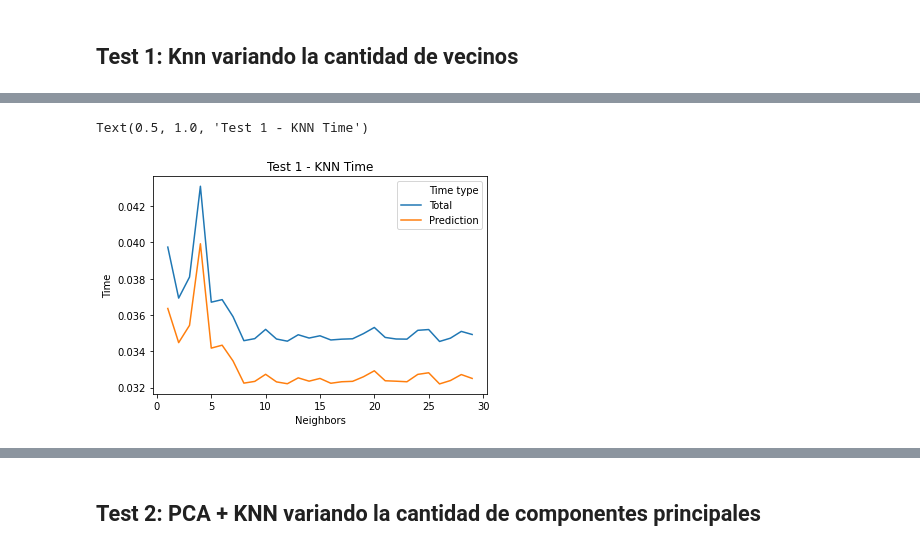
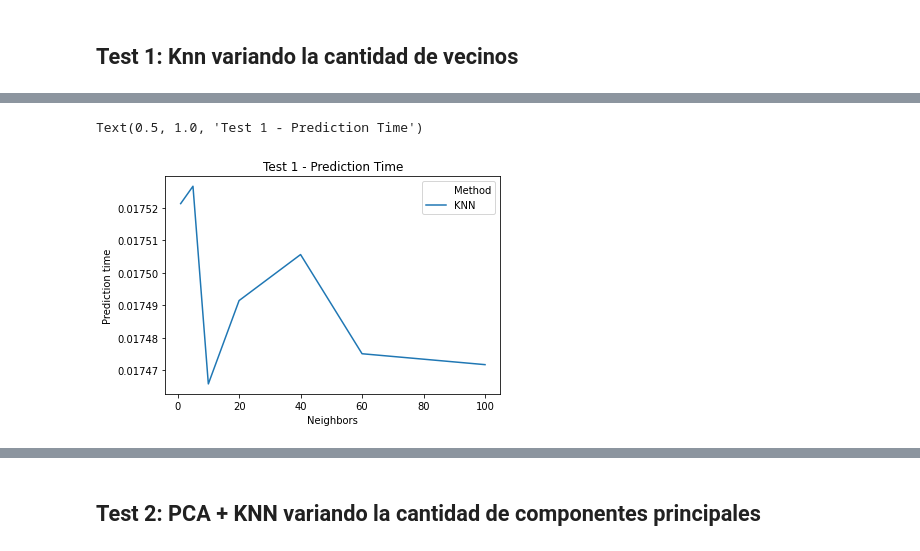
Before and after one commit to brianarrondo/metnum-tp2, a Jupyter notebook: notebooks/graphics.ipynb, the cells around one changed output, grey strips where cells are left out. Drawn from its saved outputs; the diff is of its cells as text; code cells hidden in the pictures.

```diff
--- a/notebooks/graphics.ipynb
+++ b/notebooks/graphics.ipynb
@@ -47,6 +30,6 @@ dataTime = pd.concat([dataTotal, dataPred])
 # %%
-sns.lineplot(x='Neighbors', y='Time', hue='Time type', data=dataTime)
-plt.title("Test 1 - KNN Time")
+sns.lineplot(x='Neighbors', y='Prediction time', hue='Method', data=data)
+plt.title("Test 1 - Prediction Time")
 # %% [output]
-Text(0.5, 1.0, 'Test 1 - KNN Time')
+Text(0.5, 1.0, 'Test 1 - Prediction Time')
-[figure, old version]
+[figure, new version]
```
Also changed, not shown: parts of 13 cells of this notebook, 6 other files.
